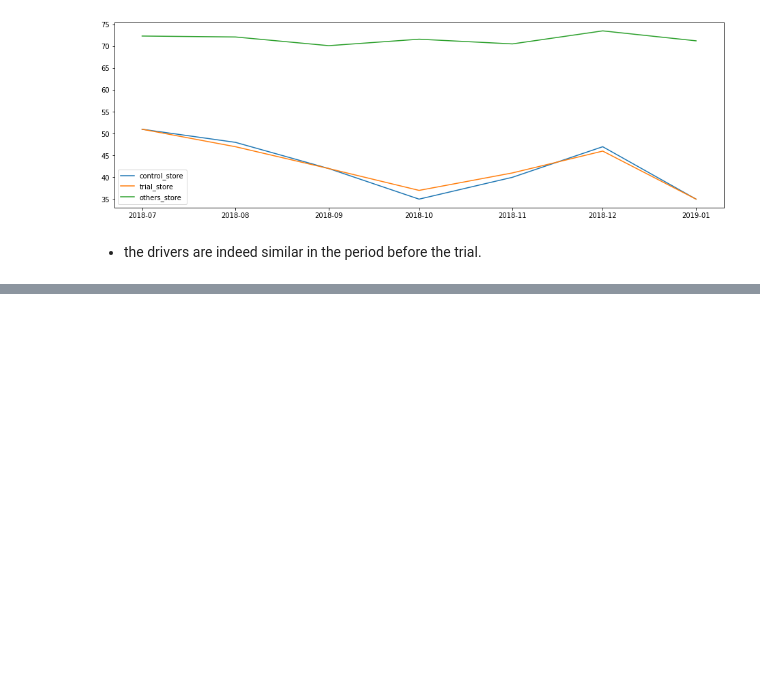
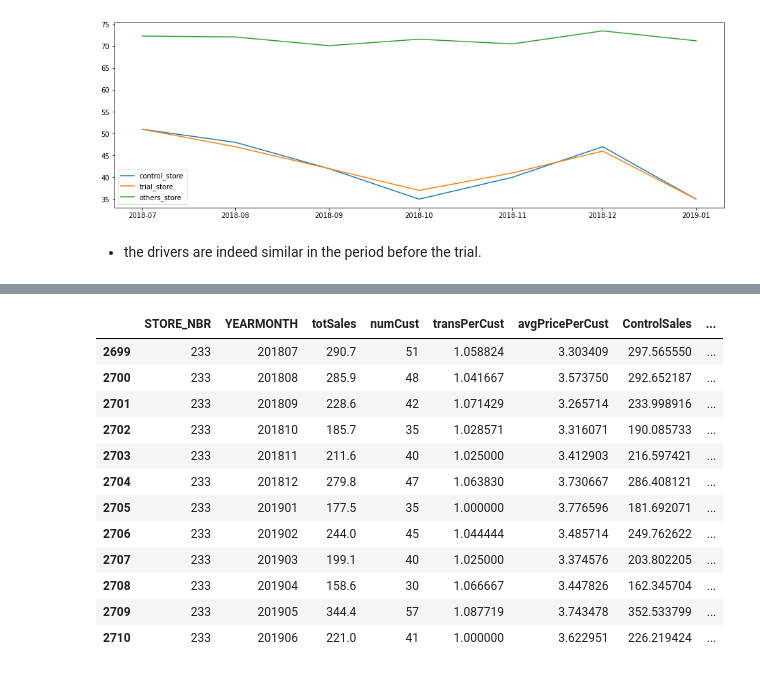
Before and after one commit to nyinyibo-ui/QuantiumProject-Forage-, a Jupyter notebook: task2.ipynb, the cells around one changed output, grey strips where cells are left out. Drawn from its saved outputs; the diff is of its cells as text; code cells hidden in the pictures; blank space fills up the shorter version.

```diff
--- a/task2.ipynb
+++ b/task2.ipynb
@@ -644,0 +650,5 @@ indeed similar in the period before the trial.
+# %%
+#### Scale pre-trial control sales to match pre-trial trial store sales
+
+scalingFactoreForControlSales=perTialMeasures.loc[perTialMeasures["STORE_NBR"]==trial_store,"totSales"].sum()/perTialMeasures.loc[perTialMeasures["STORE_NBR"]==control_store,"totSales"].sum()
+scalingFactoreForControlSales
@@ -644,0 +657,4 @@ indeed similar in the period before the trial.
+# %%
+#### Apply the scaling factor
+scaledControlSales=measure_over_time.copy()
+scaledControlSales
@@ -644,0 +675,4 @@ indeed similar in the period before the trial.
+# %%
+#we only want control sales which is 233
+scaledControlSales=scaledControlSales[scaledControlSales["STORE_NBR"]==control_store]
+scaledControlSales
@@ -644,0 +693,3 @@ indeed similar in the period before the trial.
+# %%
+scaledControlSales["ControlSales"]=scaledControlSales.totSales*scalingFactoreForControlSales
+scaledControlSales
@@ -644,0 +786,18 @@ indeed similar in the period before the trial.
+# %%
+## CREATE A NEW COLUMN TransactionMonth
+scaledControlSales["TransactionMonth"]=pd.to_datetime(scaledControlSales["YEARMONTH"],format="%Y%m",infer_datetime_format="%Y-%m")
+scaledControlSales
+# %% [output]
+|  | STORE_NBR | YEARMONTH | totSales | numCust | transPerCust | avgPricePerCust | ControlSales | ... |
+| 2699 | 233 | 201807 | 290.7 | 51 | 1.058824 | 3.303409 | 297.565550 | ... |
+| 2700 | 233 | 201808 | 285.9 | 48 | 1.041667 | 3.573750 | 292.652187 | ... |
+| 2701 | 233 | 201809 | 228.6 | 42 | 1.071429 | 3.265714 | 233.998916 | ... |
+| 2702 | 233 | 201810 | 185.7 | 35 | 1.028571 | 3.316071 | 190.085733 | ... |
+| 2703 | 233 | 201811 | 211.6 | 40 | 1.025000 | 3.412903 | 216.597421 | ... |
+| 2704 | 233 | 201812 | 279.8 | 47 | 1.063830 | 3.730667 | 286.408121 | ... |
+| 2705 | 233 | 201901 | 177.5 | 35 | 1.000000 | 3.776596 | 181.692071 | ... |
+| 2706 | 233 | 201902 | 244.0 | 45 | 1.044444 | 3.485714 | 249.762622 | ... |
+| 2707 | 233 | 201903 | 199.1 | 40 | 1.025000 | 3.374576 | 203.802205 | ... |
+| 2708 | 233 | 201904 | 158.6 | 30 | 1.066667 | 3.447826 | 162.345704 | ... |
+| 2709 | 233 | 201905 | 344.4 | 57 | 1.087719 | 3.743478 | 352.533799 | ... |
+| 2710 | 233 | 201906 | 221.0 | 41 | 1.000000 | 3.622951 | 226.219424 | ... |
```
Also changed, not shown: parts of 33 cells of this notebook.
